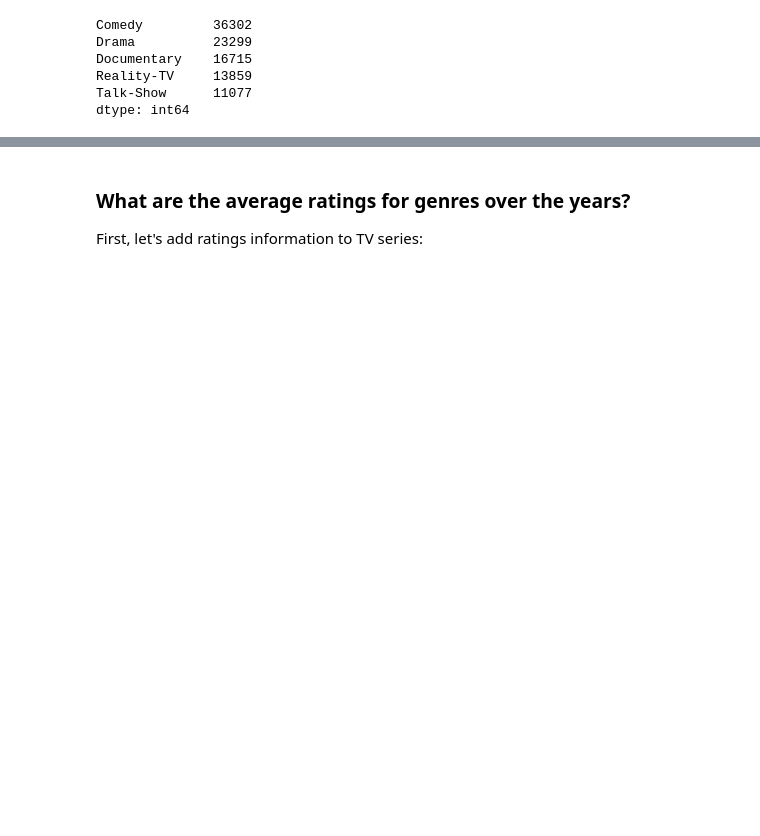
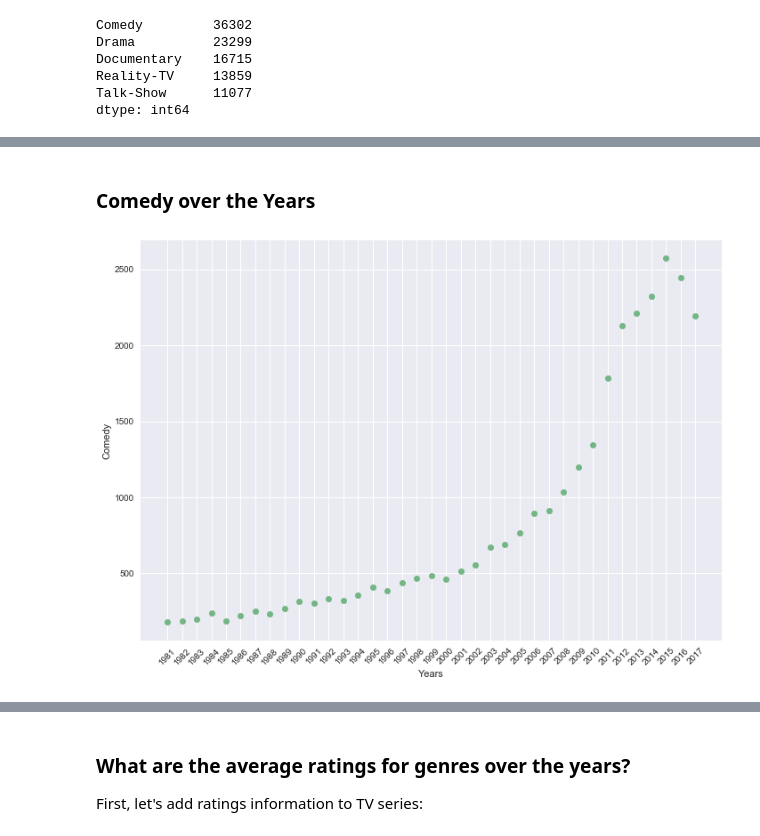
Before and after one commit to shuaibiyy/imdb, a Jupyter notebook: imdb.ipynb, the cells around one changed output, grey strips where cells are left out. Cells and saved outputs as stored; diff of their text form; code cells hidden in the pictures; blank space fills up the shorter version.

```diff
--- a/imdb.ipynb
+++ b/imdb.ipynb
@@ -151,8 +155,8 @@ def count_genres(year):
   gs = [y for x in matches['genres'] for y in x if y != '\\N']
   return {x: gs.count(x) for x in gs}
 
-genre_counts = []
+genres_by_year = []
 for yr in start_years:
   gc = count_genres(yr)
-  if bool(gc): genre_counts.append({yr: gc})
+  if bool(gc): genres_by_year.append((yr,gc))
 # %%
@@ -178,0 +192,22 @@ Plot of genre ratios across all TV series ever made:
+# %%
+def plot_genre(genre):
+  gs = []
+  for j in genres_by_year:
+    if genre in j[1] and int(j[0]) > 1980 and int(j[0]) < 2018:
+      gs.append((j[0], j[1][genre]))
+
+  sorted(gs, key=lambda x: int(x[0]))
+
+  xs, ys = zip(*gs)
+
+  x, y = pd.Series(xs, name='Years'), pd.Series(ys, name=genre)
+  ax = sns.regplot(x=x, y=y, color='g', fit_reg=False)
+
+  for l in ax.get_xticklabels():
+    l.set_rotation(45)
+# %% [markdown]
+### Comedy over the Years
+# %%
+plot_genre('Comedy')
+# %% [output]
+[figure, added]
```
Also changed, not shown: parts of 16 cells of this notebook.
